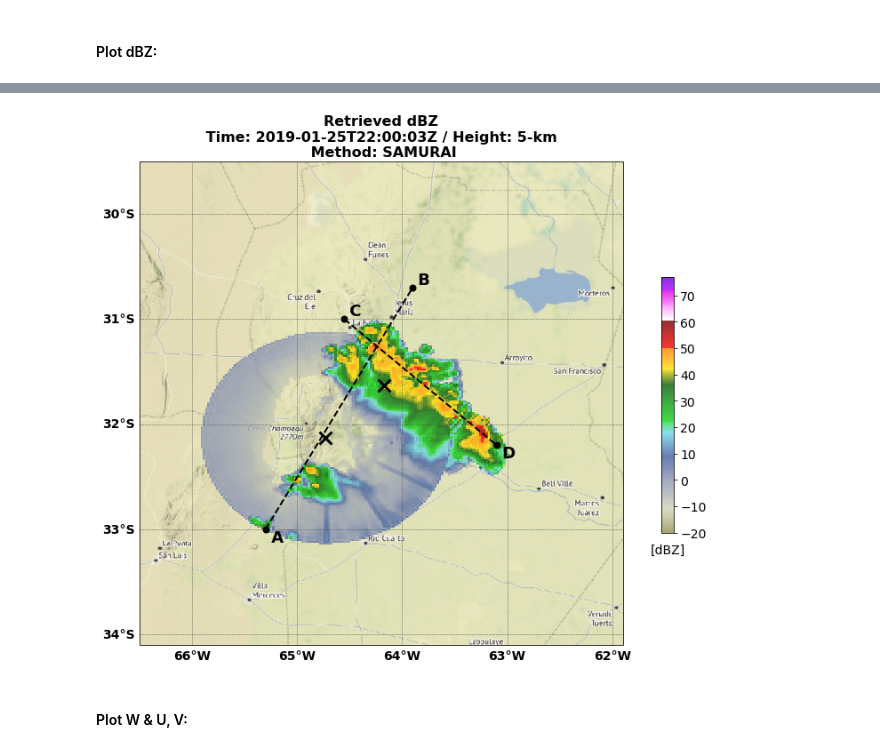
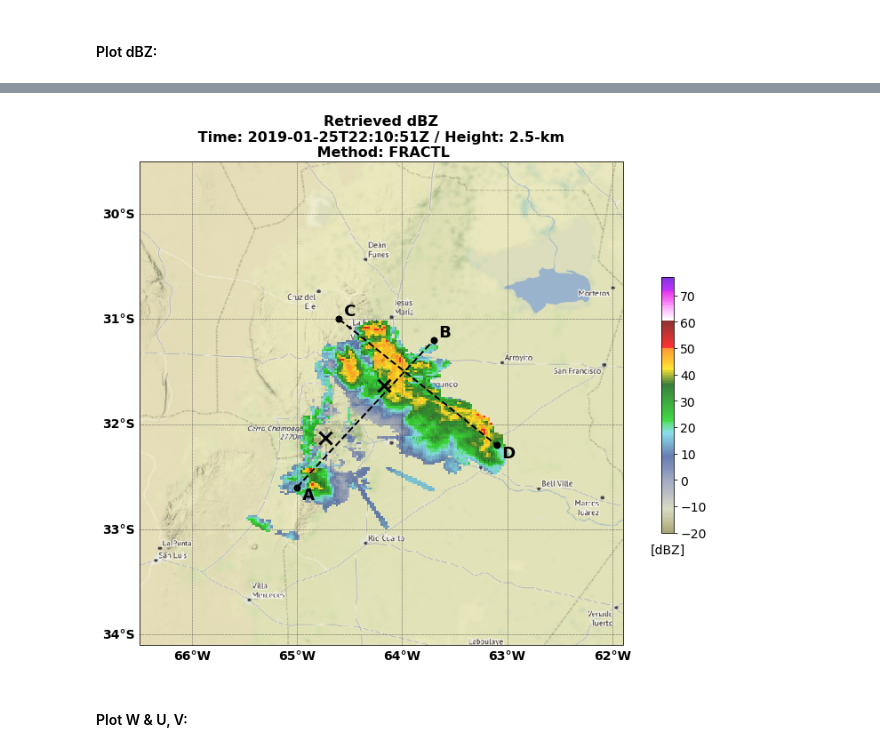
Before and after one commit to yuhungjui/CACTI_Radar_Analysis, a Jupyter notebook: radars_plot_map_test.ipynb, the cells around one changed output, grey strips where cells are left out. Cells and saved outputs as stored; diff of their text form; code cells hidden in the pictures.

```diff
--- a/radars_plot_map_test.ipynb
+++ b/radars_plot_map_test.ipynb
@@ -153,12 +182,17 @@ plot_alt = 5 #km
+# %%
+plot_alt = 2.5 #km
+
+if test_method == 'FRACTL':
+    plot_alt_m = plot_alt*1e3 #meter
 # %% [markdown]
 #### Set cross-section parameters:
 # %%
 ## Set the LON/LAT for cross-section Start/End points:
 
 ## 2019-01-25:2200:
-xsec1_LON = [-65.3, -63.9]
-xsec1_LAT = [-33, -30.7]
-xsec2_LON = [-64.55, -63.1]
+xsec1_LON = [-65.0, -63.7]
+xsec1_LAT = [-32.6, -31.2]
+xsec2_LON = [-64.6, -63.1]
 xsec2_LAT = [-31.0, -32.2]
 
 ## 2018-12-14:0230:
@@ -266,15 +300,21 @@ ax1 = new_map(fig)
 # ax1 = plt.axes(projection = ccrs.LambertConformal(central_longitude=-100, central_latitude=40))
 # ax1 = plt.axes(projection = ccrs.PlateCarree())
 
-## from SAMURAI:
-plotting_var = ds_radar.DBZ.sel(altitude=plot_alt).data[0]
-plotting_lon = ds_radar.longitude
-plotting_lat = ds_radar.latitude
-
-## from Datasets:
-# plotting_var = da_DBZ.sel(z0=plot_alt)
-# plotting_lon = da_DBZ.lon
-# plotting_lat = da_DBZ.lat
+if test_method == 'SAMURAI':
+    ## from SAMURAI:
+    plotting_var = ds_radar.DBZ.sel(altitude=plot_alt).data[0]
+    plotting_lon = ds_radar.longitude
+    plotting_lat = ds_radar.latitude
+elif test_method == 'FRACTL':
+    ## from FRACTL:
+    plotting_var = da_DBZ.sel(z0=plot_alt_m).data
+    plotting_lon = lon
+    plotting_lat = lat
+else:
+    # from Datasets:
+    plotting_var = da_DBZ.sel(z0=plot_alt)
+    plotting_lon = da_DBZ.lon
+    plotting_lat = da_DBZ.lat
 
 
 ## CWB colorbar:
@@ -363,36 +403,37 @@ plt.text( xsec2_LON[0], xsec2_LAT[0], ' C '
         , va='bottom'
         )
 plt.text( xsec2_LON[1], xsec2_LAT[1], ' D '
         , fontsize=18
         , fontweight='bold'
         , va='top'
         )
 
 cf1_title = plt.title( 'Retrieved dBZ'
                      # + test_time.strftime('%Y-%m-%d T%H:%M:%SZ')
                      + '\n Time: ' + np.datetime_as_string(ds_radar.time.data[0], unit='s') + 'Z'
                      + ' / Height: ' + str(plot_alt) + '-km'
                      + ' \n Method: ' + test_method
                      # + ' \n Radar: ' + test_dataset
                      ,fontsize=16
                      ,fontweight='bold'
                      )
 
 cbar_ax = fig.add_axes([0.95, 0.3, 0.02, 0.4])
 cbar = fig.colorbar(cf1, cax=cbar_ax, fraction=0.04)
 cbar.ax.tick_params(labelsize=14)
 cbar.ax.set_title('[dBZ]', fontsize=14, y=-0.1) #fontweight='bold'
 
 
 ## Save figure:
-plt.savefig( # test_time.strftime('%Y%m%d_%H%M%S')
-             './' + ds_radar.time.data[0].astype('datetime64[s]').item().strftime('%Y%m%d_%H%M%S')
+plt.savefig( test_time.strftime('%Y%m%d_%H%M%S')
+             # './' + ds_radar.time.data[0].astype('datetime64[s]').item().strftime('%Y%m%d_%H%M%S')
+           + '_' + test_method
            + '_map_DBZ_xline.png'
            , bbox_inches='tight'
            , dpi=300
            )
 # %% [output]
-[figure, old version]
+[figure, new version]
 # %% [markdown]
 #### Plot W & U, V:
 # %%
```
Also changed, not shown: parts of 13 cells of this notebook, 12 other files.
